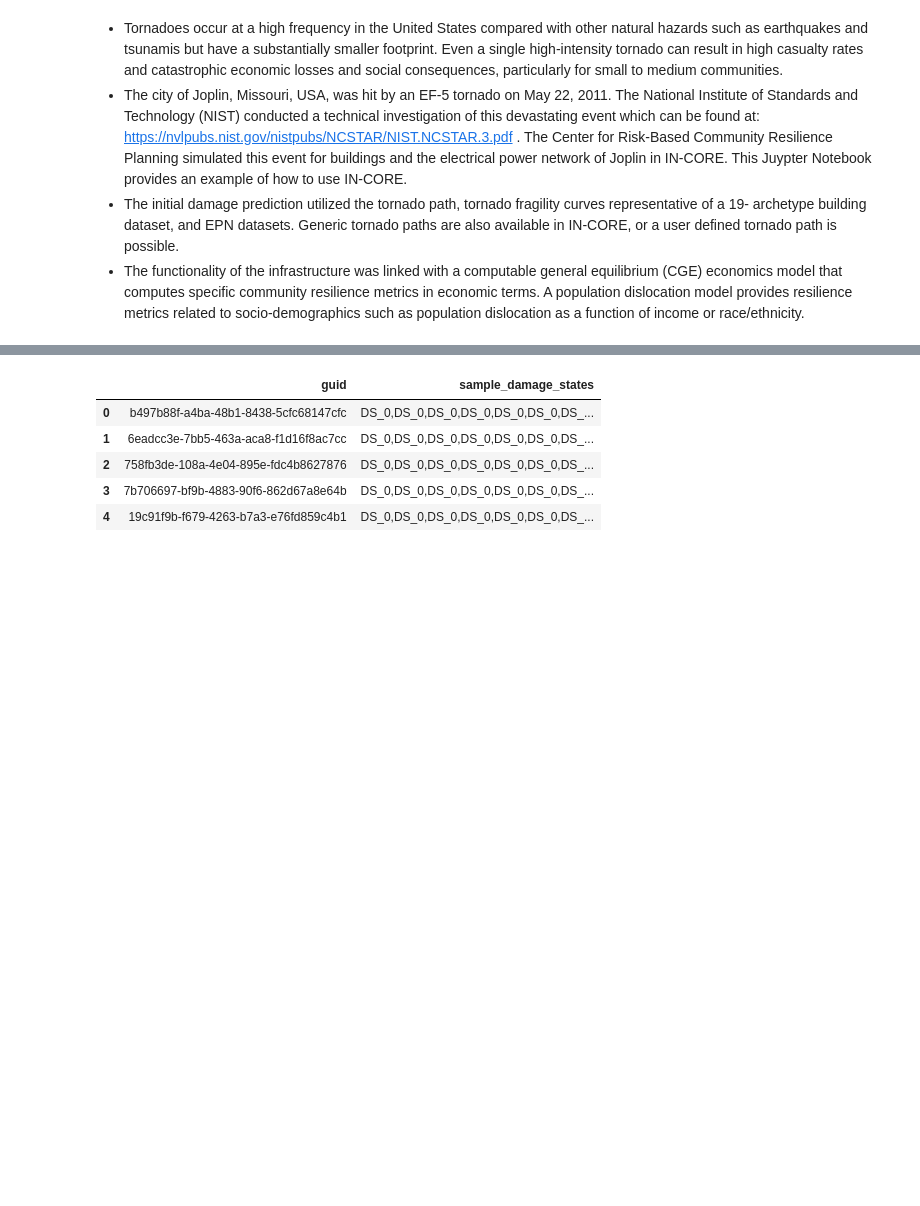
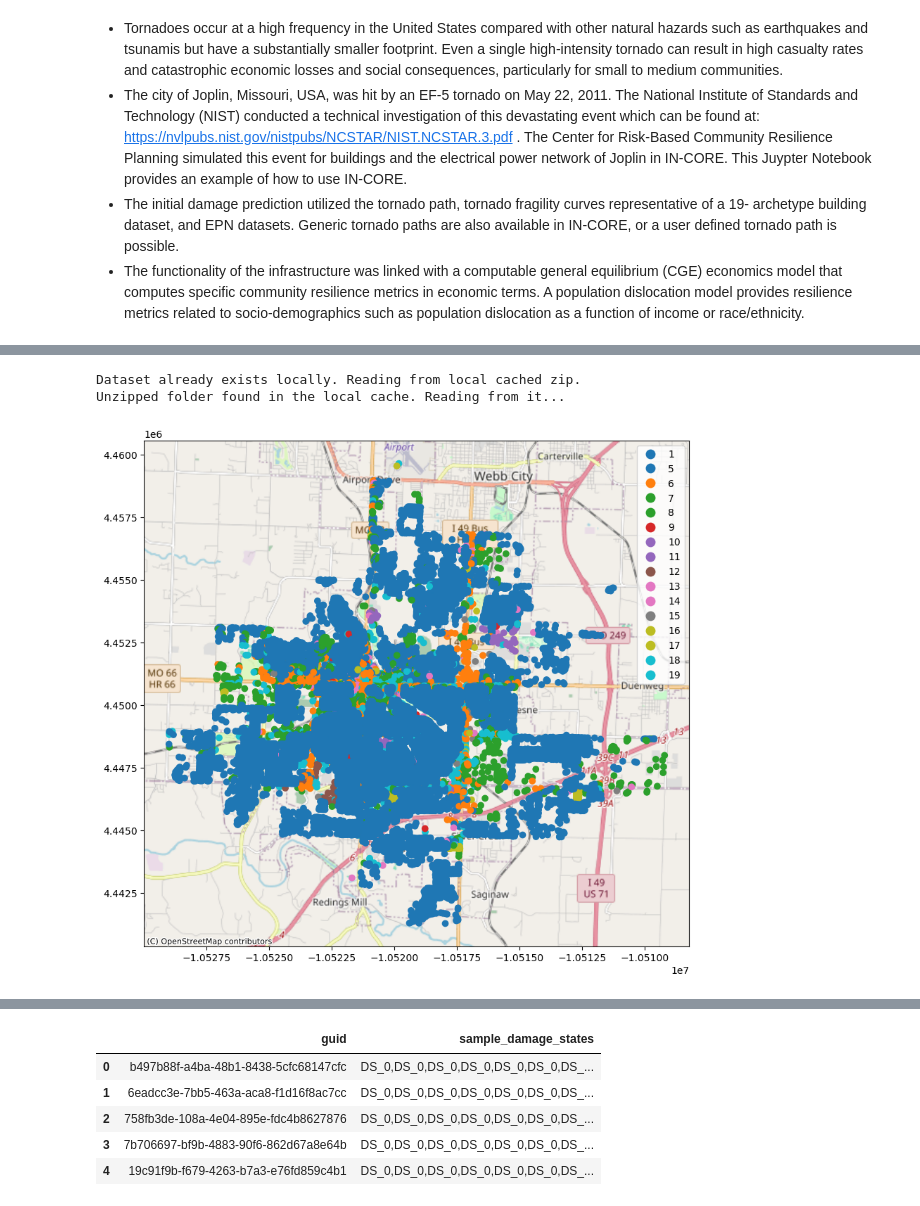
Before and after one commit to IN-CORE/incore-usrse24-submission, a Jupyter notebook: joplin_community_app.ipynb, the cells around one changed output, grey strips where cells are left out. Drawn from its saved outputs; the diff is of its cells as text; code cells hidden in the pictures; blank space fills up the shorter version.

```diff
--- a/joplin_community_app.ipynb
+++ b/joplin_community_app.ipynb
@@ -218,0 +129,8 @@ df_bldg_fail.head()
+# %%
+building_dataset_id = "5dbc8478b9219c06dd242c0d"  # Load the Joplin building dataset.
+bldg_dataset = Dataset.from_data_service(building_dataset_id, DataService(client))
+viz.plot_map(bldg_dataset, column='archetype',category='True')
+# %% [output]
+Dataset already exists locally. Reading from local cached zip.
+Unzipped folder found in the local cache. Reading from it...
+[figure, added]
```
Also changed, not shown: parts of 155 cells of this notebook, 2 other files.
